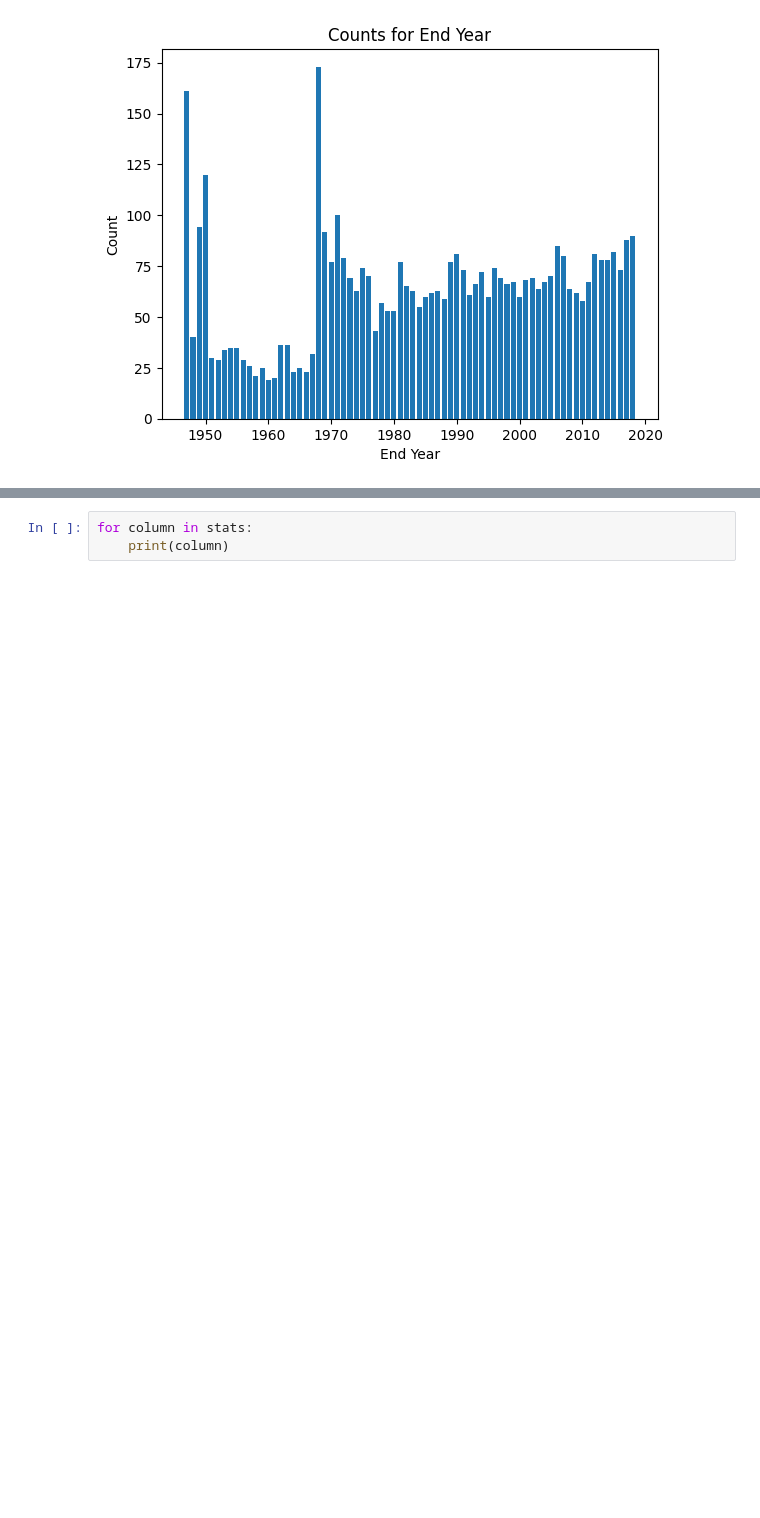
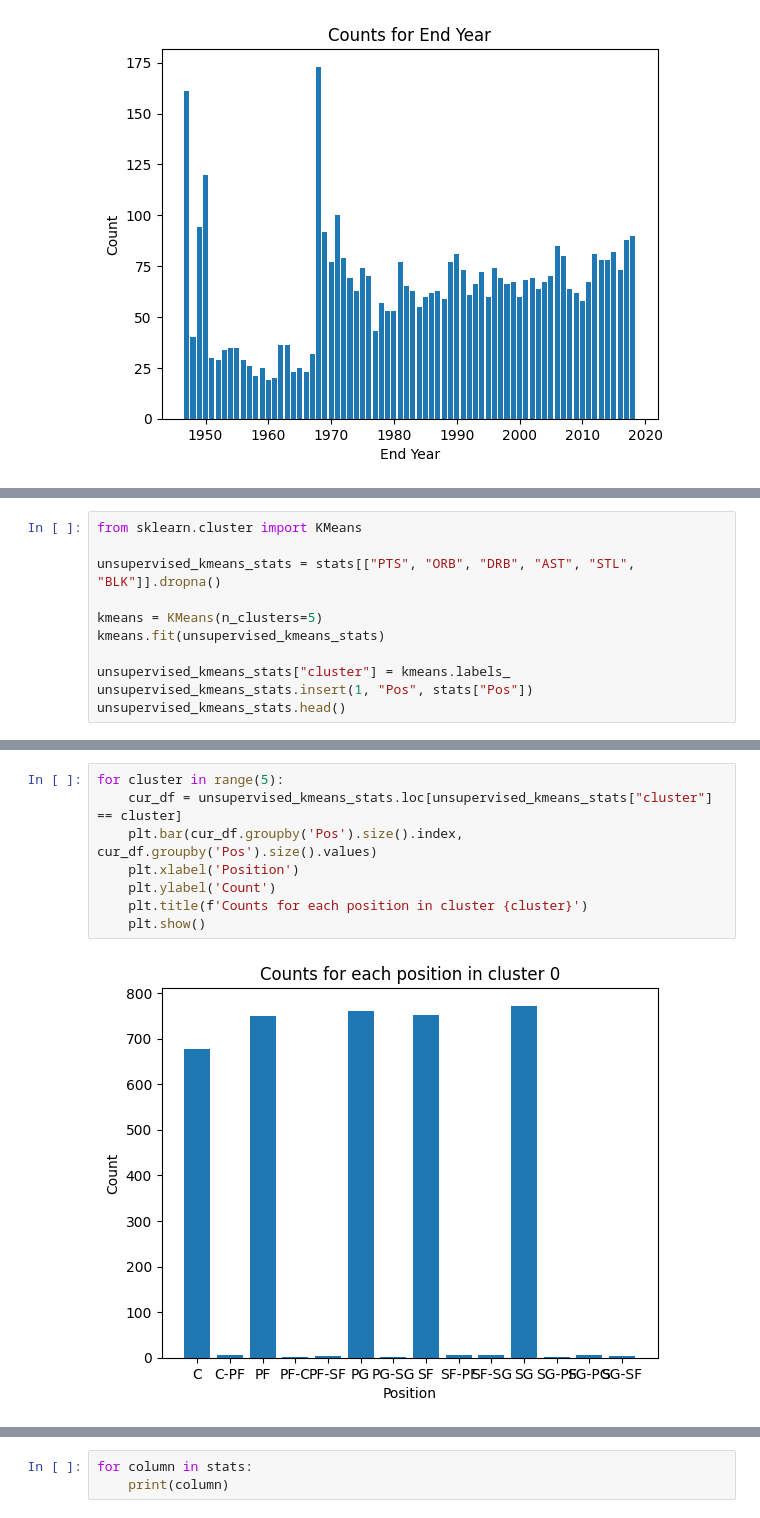
Before and after one commit to shinwookim/NBAPositionify, a Jupyter notebook: main.ipynb, the cells around one changed output, grey strips where cells are left out. Cells and saved outputs as stored; diff of their text form; blank space fills up the shorter version.

Commit message:
ran kmeans clustering with 5 clusters just factoring in points, rebounds, assists, steals and blocks

```diff
--- a/main.ipynb
+++ b/main.ipynb
@@ -72,0 +77,11 @@ stats.head()
+# %%
+from sklearn.cluster import KMeans
+
+unsupervised_kmeans_stats = stats[["PTS", "ORB", "DRB", "AST", "STL", "BLK"]].dropna()
+
+kmeans = KMeans(n_clusters=5)
+kmeans.fit(unsupervised_kmeans_stats)
+
+unsupervised_kmeans_stats["cluster"] = kmeans.labels_
+unsupervised_kmeans_stats.insert(1, "Pos", stats["Pos"])
+unsupervised_kmeans_stats.head()
@@ -72,0 +95,10 @@ stats.head()
+# %%
+for cluster in range(5):
+    cur_df = unsupervised_kmeans_stats.loc[unsupervised_kmeans_stats["cluster"] == cluster]
+    plt.bar(cur_df.groupby('Pos').size().index, cur_df.groupby('Pos').size().values)
+    plt.xlabel('Position')
+    plt.ylabel('Count')
+    plt.title(f'Counts for each position in cluster {cluster}')
+    plt.show()
+# %% [output]
+[figure, added]
```
Also changed, not shown: parts of 8 cells of this notebook.
